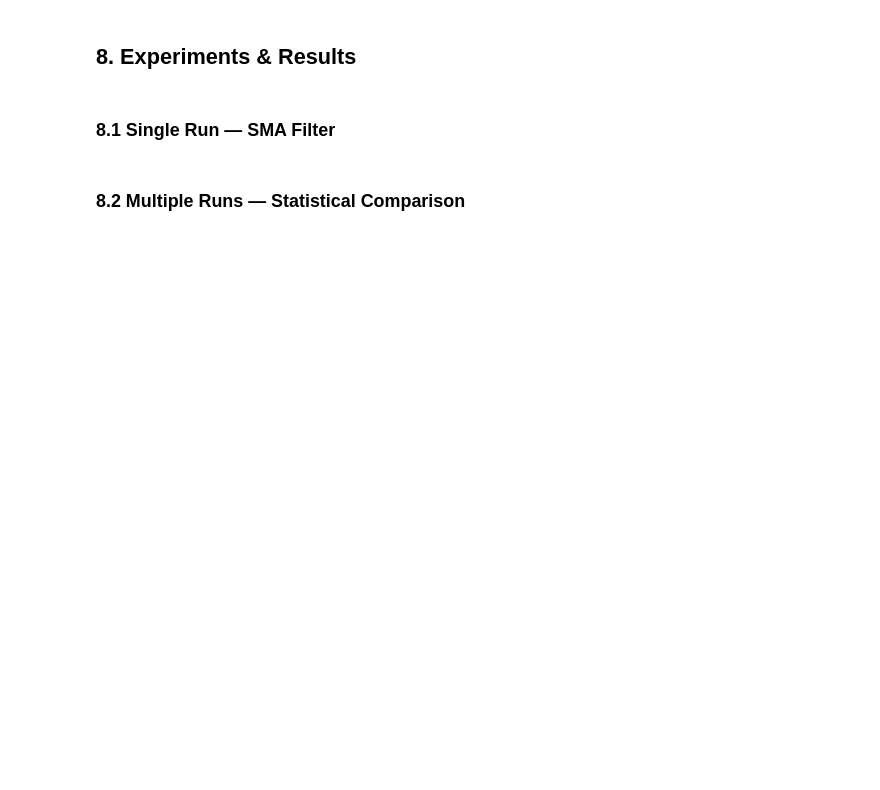
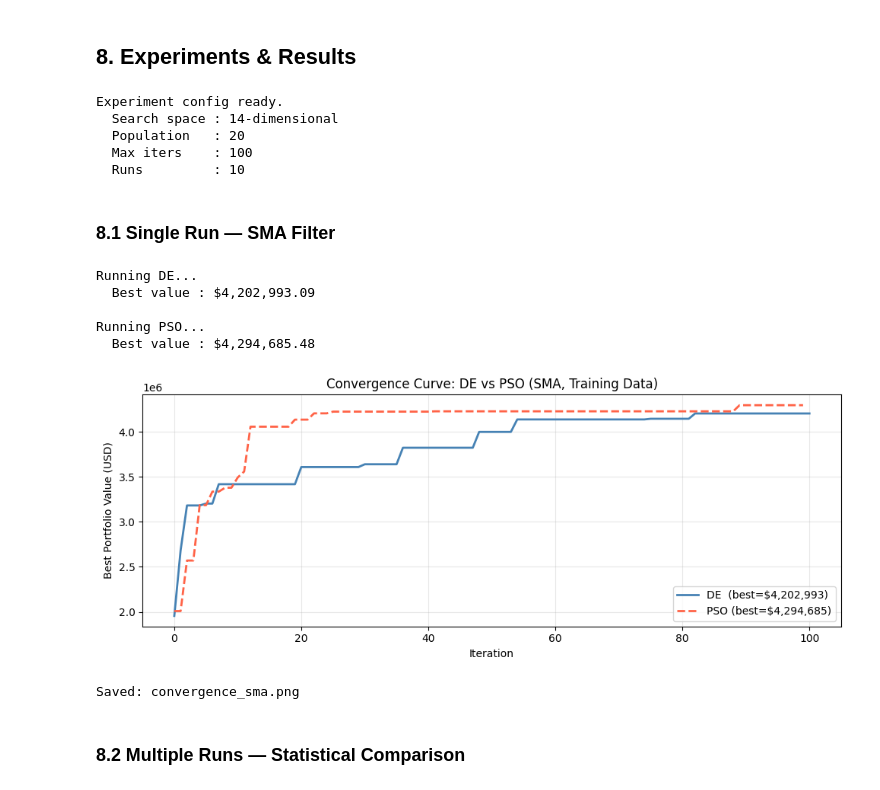
Before and after one commit to Jiongge390/CITS4404Group4, a Jupyter notebook: part2/CITS4404_TradingBot.ipynb, the cells around one changed output. Drawn from its saved outputs; the diff is of its cells as text; code cells hidden in the pictures; blank space fills up the shorter version.

```diff
--- a/part2/CITS4404_TradingBot.ipynb
+++ b/part2/CITS4404_TradingBot.ipynb
@@ -71,7 +71,7 @@ The data is then split into two non-overlapping sets:
 This mirrors a realistic deployment scenario where the bot is tuned on historical data and then run "live" from 2020 onwards. The test set is kept completely untouched until Section 9.
 # %%
 # Load raw minute-level data
-df_raw = pd.read_csv('btcusd_1-min_data.csv')
+df_raw = pd.read_csv('data/btcusd_1-min_data.csv')
 df_raw['Date'] = pd.to_datetime(df_raw['Timestamp'], unit='s')
 df_raw = df_raw.set_index('Date')
 
@@ -470,10 +509,29 @@ print('PSO implemented successfully.')
 ## 8. Experiments & Results
 # %%
 # ── Experiment Configuration ──────────────────────────────────────────
-BOUNDS      = [(2, 50), (10, 200)]  # [N_short, N_long]
+# 14-dimensional search space (spec Eq. 7):
+# HIGH: [w1, w2, w3, d1, d2, d3, alpha]
+# LOW:  [w4, w5, w6, d4, d5, d6, beta]
+BOUNDS = [
+    (0.0, 1.0),   # w1: SMA weight (HIGH)
+    (0.0, 1.0),   # w2: LMA weight (HIGH)
+    (0.0, 1.0),   # w3: EMA weight (HIGH)
+    (2,   50),    # d1: SMA window (HIGH)
+    (2,   50),    # d2: LMA window (HIGH)
+    (2,   50),    # d3: EMA window (HIGH)
+    (0.05, 0.5),  # alpha: EMA decay (HIGH)
+    (0.0, 1.0),   # w4: SMA weight (LOW)
+    (0.0, 1.0),   # w5: LMA weight (LOW)
+    (0.0, 1.0),   # w6: EMA weight (LOW)
+    (10,  200),   # d4: SMA window (LOW)
+    (10,  200),   # d5: LMA window (LOW)
+    (10,  200),   # d6: EMA window (LOW)
+    (0.05, 0.5),  # beta: EMA decay (LOW)
+]
+
 POP_SIZE    = 20
 MAX_ITER    = 100
-N_RUNS      = 5                      # multiple runs for statistical reliability
+N_RUNS      = 10
 
 # DE hyperparameters
 DE_F  = 0.8
@@ -485,50 +543,62 @@ PSO_C1 = 2.0
 PSO_C2 = 2.0
 
 print('Experiment config ready.')
-print(f'  Search space : N_short in {BOUNDS[0]}, N_long in {BOUNDS[1]}')
+print(f'  Search space : {len(BOUNDS)}-dimensional')
 print(f'  Population   : {POP_SIZE}')
 print(f'  Max iters    : {MAX_ITER}')
 print(f'  Runs         : {N_RUNS}')
+# %% [output]
+Experiment config ready.
+  Search space : 14-dimensional
+  Population   : 20
+  Max iters    : 100
+  Runs         : 10
 # %% [markdown]
 ### 8.1 Single Run — SMA Filter
 # %%
-# ── Single run with SMA filter ────────────────────────────────────────
-FILTER = 'sma'
-
-print('Running DE (SMA)...')
+# ── Single run ────────────────────────────────────────────────────────
+print('Running DE...')
 de_params, de_value, de_history = differential_evolution(
     train_prices, BOUNDS,
     pop_size=POP_SIZE, max_iter=MAX_ITER,
-    F=DE_F, CR=DE_CR,
-    filter_type=FILTER, seed=SEED
+    F=DE_F, CR=DE_CR, seed=SEED
 )
-print(f'  Best params : N_short={de_params[0]}, N_long={de_params[1]}')
-print(f'  Train value : ${de_value:,.2f}')
+print(f'  Best value : ${de_value:,.2f}')
 
 print()
-print('Running PSO (SMA)...')
+print('Running PSO...')
 pso_params, pso_value, pso_history = particle_swarm_optimization(
     train_prices, BOUNDS,
     n_particles=POP_SIZE, max_iter=MAX_ITER,
-    w=PSO_W, c1=PSO_C1, c2=PSO_C2,
-    filter_type=FILTER, seed=SEED
+    w=PSO_W, c1=PSO_C1, c2=PSO_C2, seed=SEED
 )
-print(f'  Best params : N_short={pso_params[0]}, N_long={pso_params[1]}')
-print(f'  Train value : ${pso_value:,.2f}')
+print(f'  Best value : ${pso_value:,.2f}')
+# %% [output]
+Running DE...
+  Best value : $4,202,993.09
+
+Running PSO...
+  Best value : $4,294,685.48
 # %%
 # ── Convergence curves (single run) ───────────────────────────────────
 fig, ax = plt.subplots(figsize=(10, 4))
-ax.plot(de_history,  label=f'DE  (best=${de_value:,.0f})',  color='steelblue', linewidth=2)
-ax.plot(pso_history, label=f'PSO (best=${pso_value:,.0f})', color='tomato',    linewidth=2, linestyle='--')
+de_vals  = [v for _, v in de_history]
+de_vals  = [v for _, v in de_history]
+pso_vals = pso_history if not isinstance(pso_history[0], tuple) else [v for _, v in pso_history]
+ax.plot(de_vals,  label=f'DE  (best=${de_value:,.0f})',  color='steelblue', linewidth=2)
+ax.plot(pso_vals, label=f'PSO (best=${pso_value:,.0f})', color='tomato',    linewidth=2, linestyle='--')
 ax.set_xlabel('Iteration')
 ax.set_ylabel('Best Portfolio Value (USD)')
 ax.set_title('Convergence Curve: DE vs PSO (SMA, Training Data)')
 ax.legend()
 ax.grid(True, alpha=0.3)
 plt.tight_layout()
 plt.savefig('convergence_sma.png', dpi=150)
 plt.show()
 print('Saved: convergence_sma.png')
+# %% [output]
+[figure, added]
+Saved: convergence_sma.png
 # %% [markdown]
 ### 8.2 Multiple Runs — Statistical Comparison
 # %%
```
Also changed, not shown: parts of 15 cells of this notebook, 21 other files.
